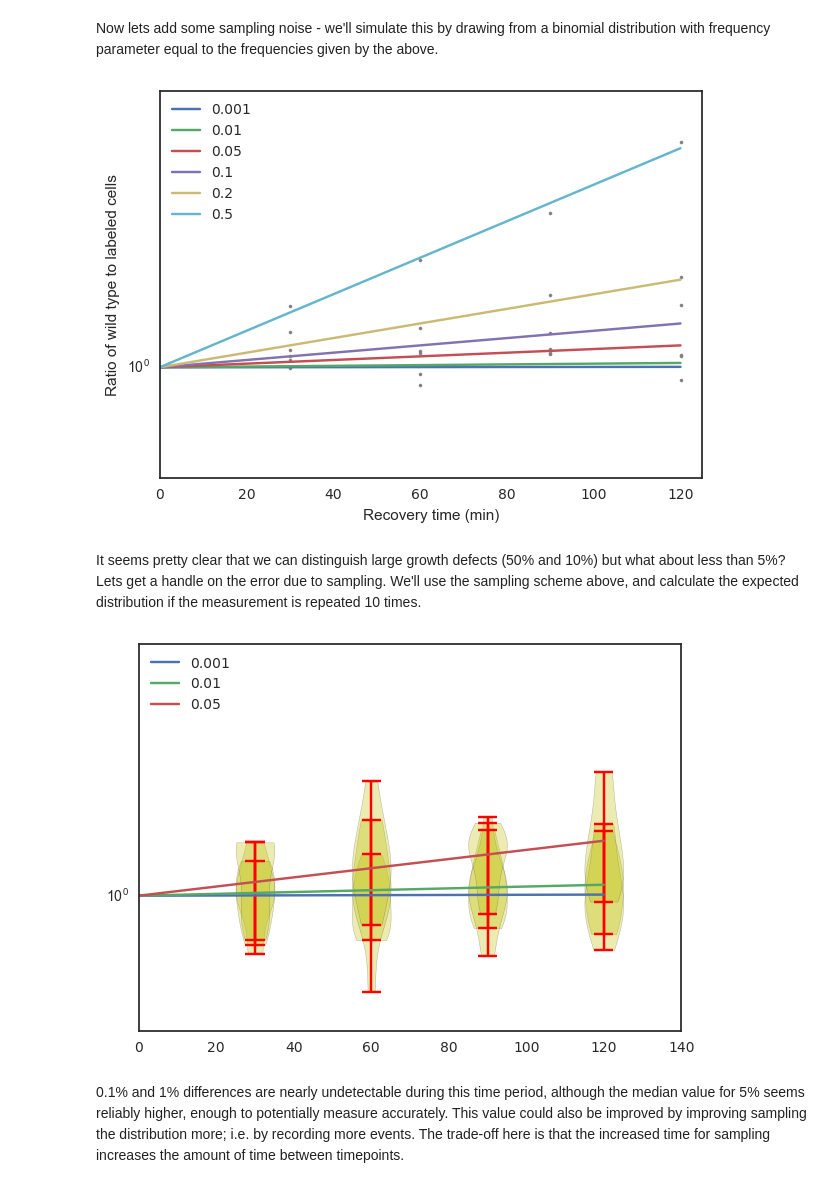
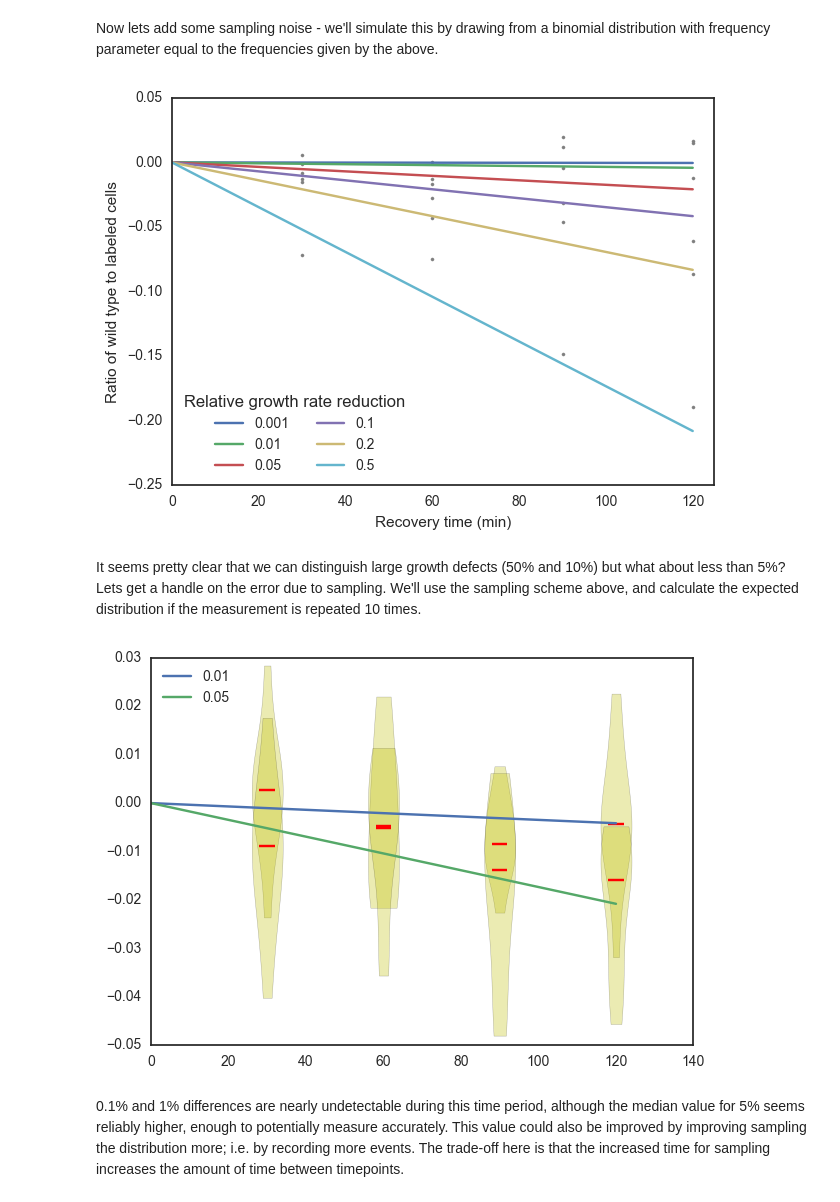
Before and after one commit to haneulyoo/agg_simv2, a Jupyter notebook: stress-growth-rate-sim.ipynb, the cells around one changed output. Cells and saved outputs as stored; diff of their text form; code cells hidden in the pictures.

Commit message:
updates for lab meeting
inverted ratios and made figures prettier

```diff
--- a/stress-growth-rate-sim.ipynb
+++ b/stress-growth-rate-sim.ipynb
@@ -33,7 +34,7 @@ post_stress_growth = max_growth / 2
 
 percent_differences = np.array([0.001, 0.01, 0.05, 0.1, .2, .5])
 #percent_differences = np.array([.5])
-ss = post_stress_growth - (1-percent_differences)*post_stress_growth
+ss = (1-percent_differences)*post_stress_growth - post_stress_growth
 
 # This makes an array of arrays - switch to one array with a row for each condition?
 predicted_ratio = np.zeros((len(ss), len(t)))
@@ -51,13 +52,12 @@ Below is the predicted ratio of wild type cells to slower-growing cells. In this
 # %%
 f,ax = plt.subplots(figsize = (7,5))
 for i, s in enumerate(predicted_ratio):
-    ax.plot(t, s, label=str(percent_differences[i]))
+    ax.plot(t, np.log(s), label=str(percent_differences[i]))
 
-ax.set_ylim((.95,1.3))
-ax.set_yscale('log')
-ax.legend(loc = 'upper left')
+ax.set_ylim((-.25,.01))
+ax.legend(loc = 'lower left', fancybox=True, title = "Relative growth rate reduction", ncol=2)
 ax.set_xlabel('Recovery time (min)')
-ax.set_ylabel('Ratio of faster growing cells\nto slower growing cells')
-ax.set_title('Analytically-derived changes in population ratio')
+ax.set_ylabel('Log ratio of slower growing cells to faster growing cells')
+ax.set_title('Predicted changes in population ratio')
 plt.show()
 # %% [output]
@@ -82,25 +82,25 @@ for i, s in enumerate(ss):
 # %%
 f,ax = plt.subplots(figsize = (7,5))
 for i, s in enumerate(predicted_ratio):
-    ax.plot(t, s, label=str(percent_differences[i]))
-    ax.scatter(timepoints, measured_ratios[i], marker='.', color = 'gray')
+    ax.plot(t, np.log(s), label=str(percent_differences[i]))
+    ax.scatter(timepoints, np.log(measured_ratios[i]), marker='.', color = 'gray')
 
-ax.set_yscale('log')
-ax.set_ylim((.9,1.3))
+
+#ax.set_ylim((.9,1.3))
 ax.set_xlim((0,125))
-ax.legend(loc = 'upper left')
+ax.legend(loc = 'lower left', fancybox=True, title = "Relative growth rate reduction", ncol=2)
 ax.set_xlabel('Recovery time (min)')
 ax.set_ylabel('Ratio of wild type to labeled cells')
 plt.show()
 # %% [output]
-[figure, old version]
+[figure, new version]
 # %% [markdown]
 It seems pretty clear that we can distinguish large growth defects (50% and 10%) but what about less than 5%? Lets get a handle on the error due to sampling. We'll use the sampling scheme above, and calculate the expected distribution if the measurement is repeated 10 times.
 # %%
-index_lim = 3
-small_ss = ss[0:index_lim]
-small_freq = predicted_freq[0:index_lim]
-small_ratio = predicted_ratio[0:index_lim]
+index_lim = [1,3]
+small_ss = ss[index_lim[0]:index_lim[1]]
+small_freq = predicted_freq[index_lim[0]:index_lim[1]]
+small_ratio = predicted_ratio[index_lim[0]:index_lim[1]]
 
 predicted_dists = []
 for i, s in enumerate(small_ss):
@@ -108,21 +108,22 @@ for i, s in enumerate(small_ss):
     for time in timepoints:
         p = small_freq[i][time]
         sampled_wt = np.random.binomial(sample_size, p, 10)
-        measured_ratio = sampled_wt / (sample_size - sampled_wt)
+        measured_ratio = np.log(sampled_wt / (sample_size - sampled_wt))
         ratios.append(measured_ratio)
     predicted_dists.append(ratios)
 # %%
-
+colors = ["black", "grey", "purple"]
 f,ax = plt.subplots(figsize = (7,5))
 for i, s in enumerate(small_ratio):
-    ax.plot(t, s, label=str(percent_differences[i]))
-    ax.violinplot(predicted_dists[i], positions=timepoints, widths=10)
+    #FIX MANUAL INDEXING OF LABELS
+    ax.plot(t, np.log(s), label=str(percent_differences[i+1]))
+    ax.violinplot(predicted_dists[i], positions=timepoints, widths=8, showmedians=True, showextrema=False)
 
-plt.yscale('log')
-plt.ylim((.95,1.1))
+#plt.yscale('log')
+#plt.ylim((.95,1.1))
 plt.legend(loc='upper left')
 plt.show()
 # %% [output]
-[figure, old version]
+[figure, new version]
 # %% [markdown]
 0.1% and 1% differences are nearly undetectable during this time period, although the median value for 5% seems reliably higher, enough to potentially measure accurately. This value could also be improved by improving sampling the distribution more; i.e. by recording more events. The trade-off here is that the increased time for sampling increases the amount of time between timepoints.
```
Also changed, not shown: parts of 2 cells of this notebook.
